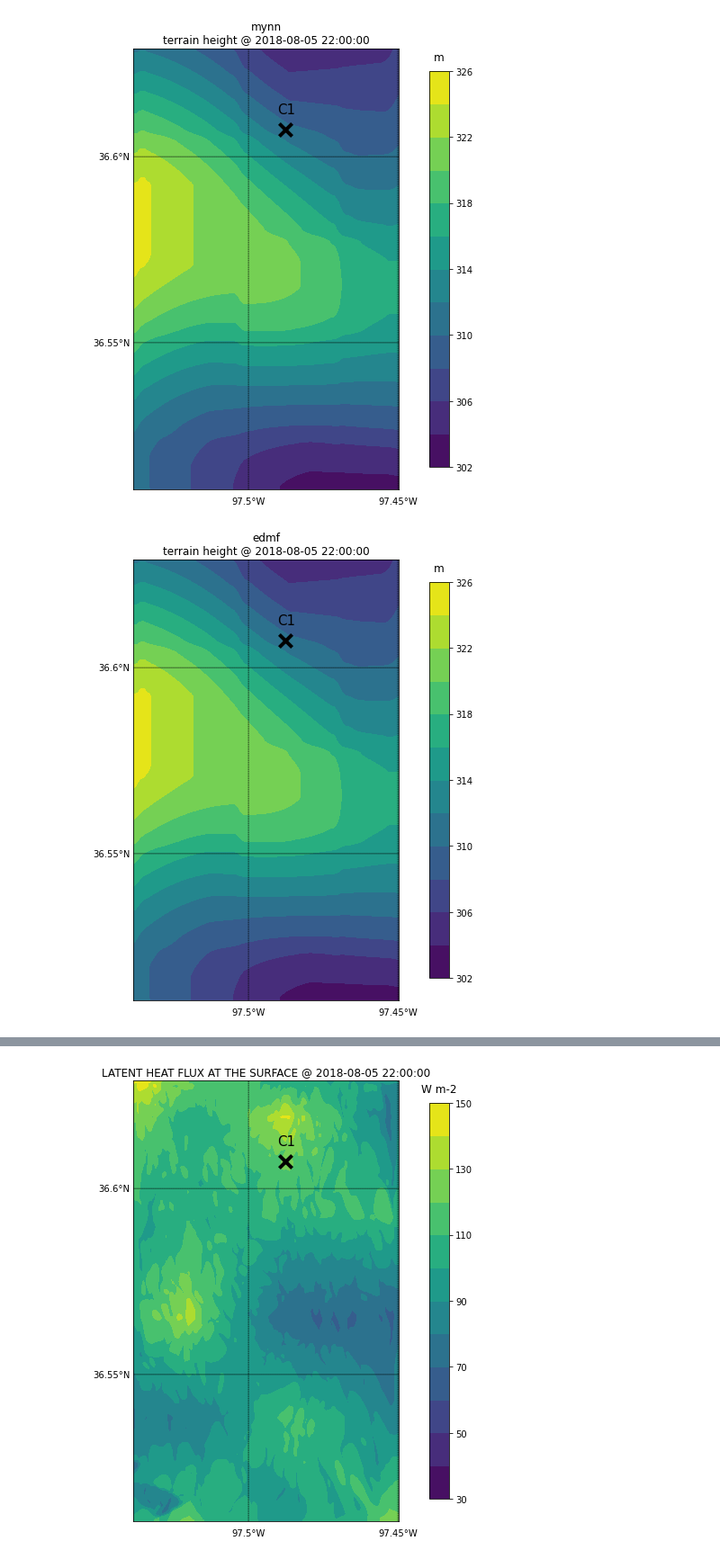
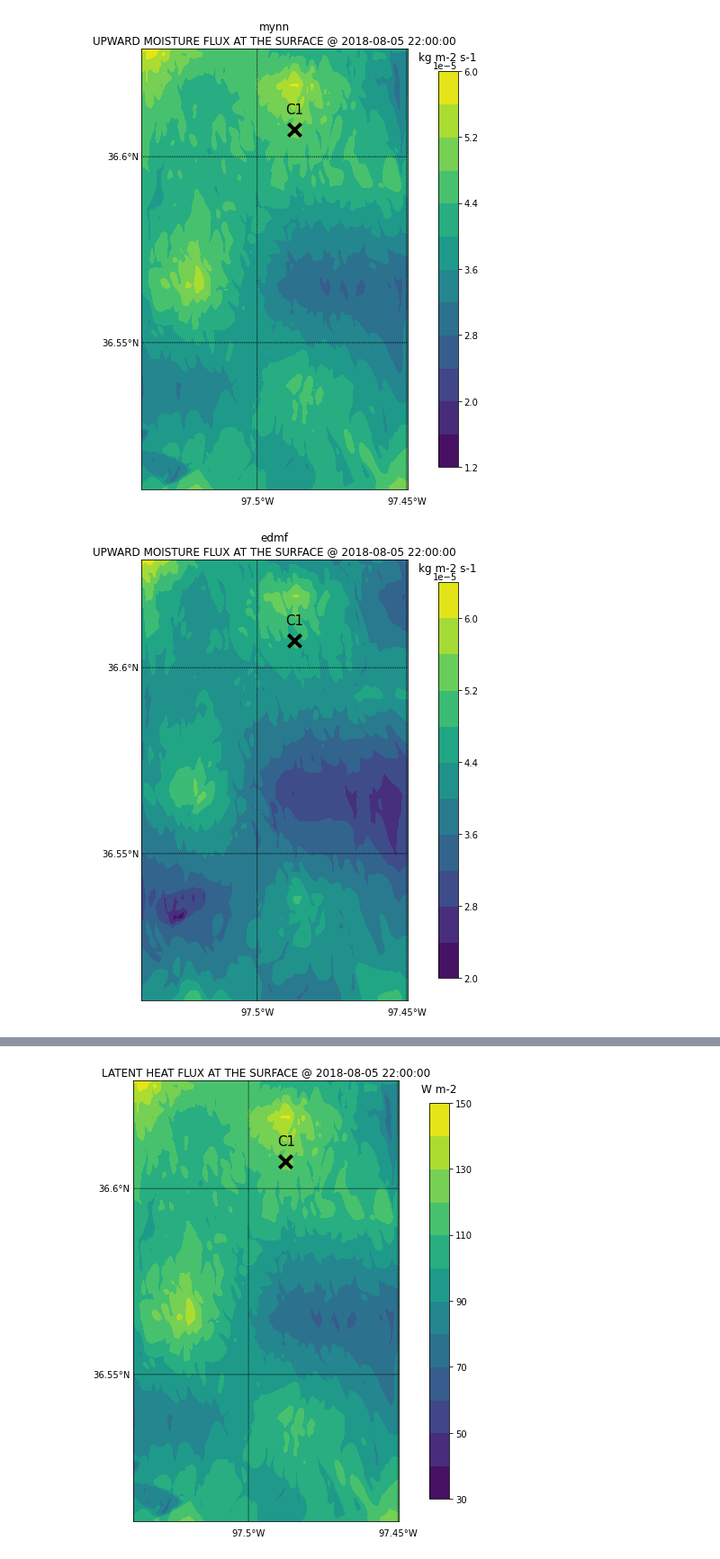
Before and after one commit to joejoeyjoseph/mmc-pnnl-j3, a Jupyter notebook: sgp/eagle/04a_auxout_xycontour.ipynb, the cells around one changed output, grey strips where cells are left out. Shown at 90% size. Drawn from its saved outputs; the diff is of its cells as text; code cells hidden in the pictures.

```diff
--- a/sgp/eagle/04a_auxout_xycontour.ipynb
+++ b/sgp/eagle/04a_auxout_xycontour.ipynb
@@ -17,17 +21,20 @@ import pandas as pd
 def plot_c1contour(file, wrf_var, wrf_run):
 
     wrf_single = Dataset(file, 'r')
+#     print(wrf_single)
 
     var = wrf.getvar(wrf_single, wrf_var, timeidx=wrf.ALL_TIMES)
+#     print(var.shape)
+#     print(len(var))
 
-    # 1st time step
-    var_1time = var[0, :, :]
+    if len(var.dims) > 2:
+        # 1st time step
+        var_1time = var[0, :, :]
+    else:
+        var_1time = var
 
     if 'bottom_top' in var_1time.dims:
         var_1time = var_1time[0, :, :]
-
-#     print(var.shape)
-#     print(var_1time)
 
     lats, lons = wrf.latlon_coords(var)
 
@@ -90,10 +69,11 @@ Name: 2018-08-05, dtype: object
 # %%
 eval_date = '2018-08-05'
 hr = 22
 for row in ['mynn', 'edmf', 'mynn_1arcs']:
     date_col = data_dir_df[eval_date]
-    file = wrf_runs_dir+date_col[row]+'/auxout/mmc_d04_'+eval_date+'_'+str(hr)+':00:00'
-    plot_c1contour(file, 'ter', row)
+    file = wrf_runs_dir+date_col[row]+'/wrfout_d04_'+eval_date+'_'+str(hr)+':00:00'
+    plot_c1contour(file, 'QFX', row)
+    # CLDFRAC2D
 # %% [output]
-[figure, old version]
+[figure, new version]
-[figure, old version]
+[figure, new version]
```
Also changed, not shown: parts of 41 cells of this notebook.
